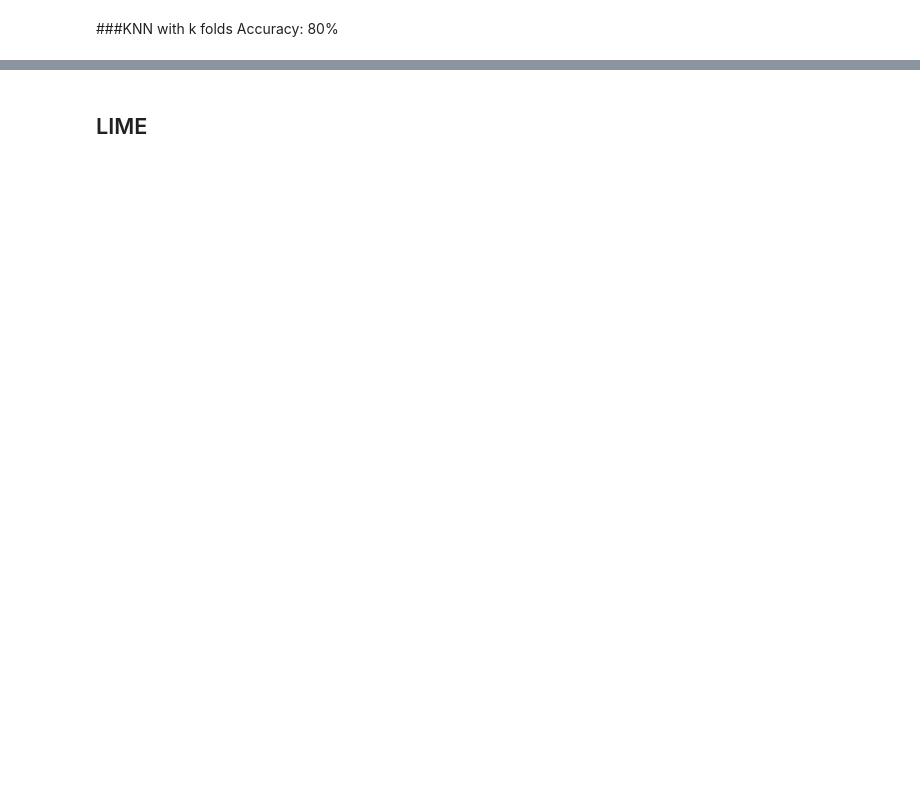
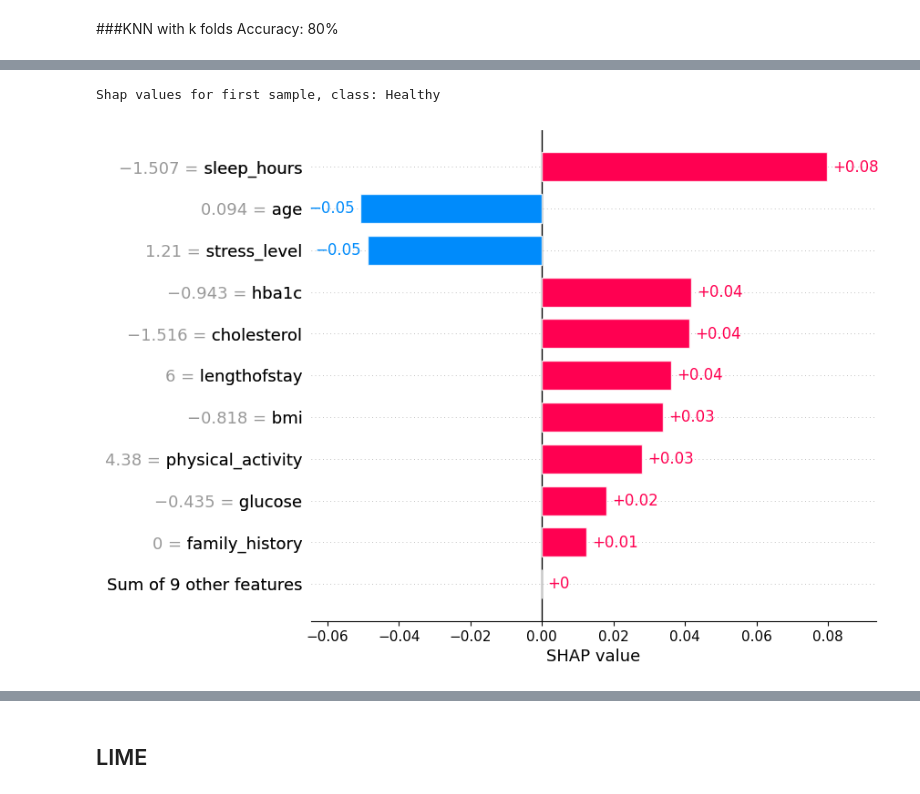
Before and after one commit to mikakia/Project-in-HealthCare, a Jupyter notebook: Healthcare_Risk_Factors.ipynb, the cells around one changed output, grey strips where cells are left out. Drawn from its saved outputs; the diff is of its cells as text; code cells hidden in the pictures; blank space fills up the shorter version.

```diff
--- a/Healthcare_Risk_Factors.ipynb
+++ b/Healthcare_Risk_Factors.ipynb
@@ -802,0 +959,23 @@ print("Mean accuracy:", scores.mean())
+# %%
+i = 0            # sample
+class_idx = 1
+n_feats = 11
+
+shap_vals_sample = shap_values[i, :, class_idx]
+
+base_val = explainer.expected_value[class_idx]  # Base value for this Healthy
+
+
+data_sample = X_test_sample.iloc[i] # Features
+
+explanation = shap.Explanation(
+    values=shap_vals_sample,
+    base_values=base_val,
+    data=data_sample,
+    feature_names=X_test_sample.columns
+)
+print("Shap values for first sample, class: Healthy")
+shap.plots.bar(explanation, max_display=n_feats)
+# %% [output]
+Shap values for first sample, class: Healthy
+[figure, added]
```
Also changed, not shown: parts of 64 cells of this notebook.
